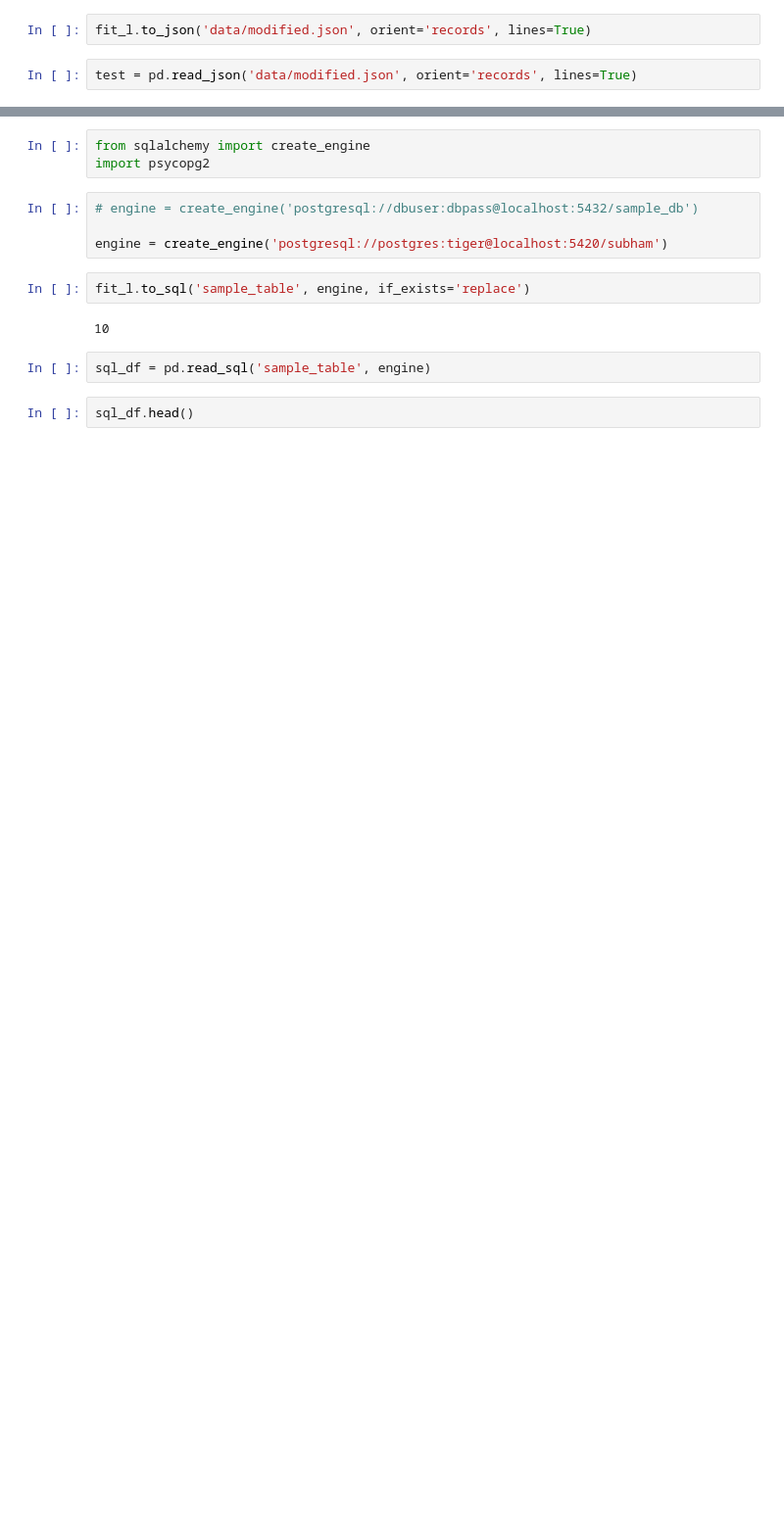
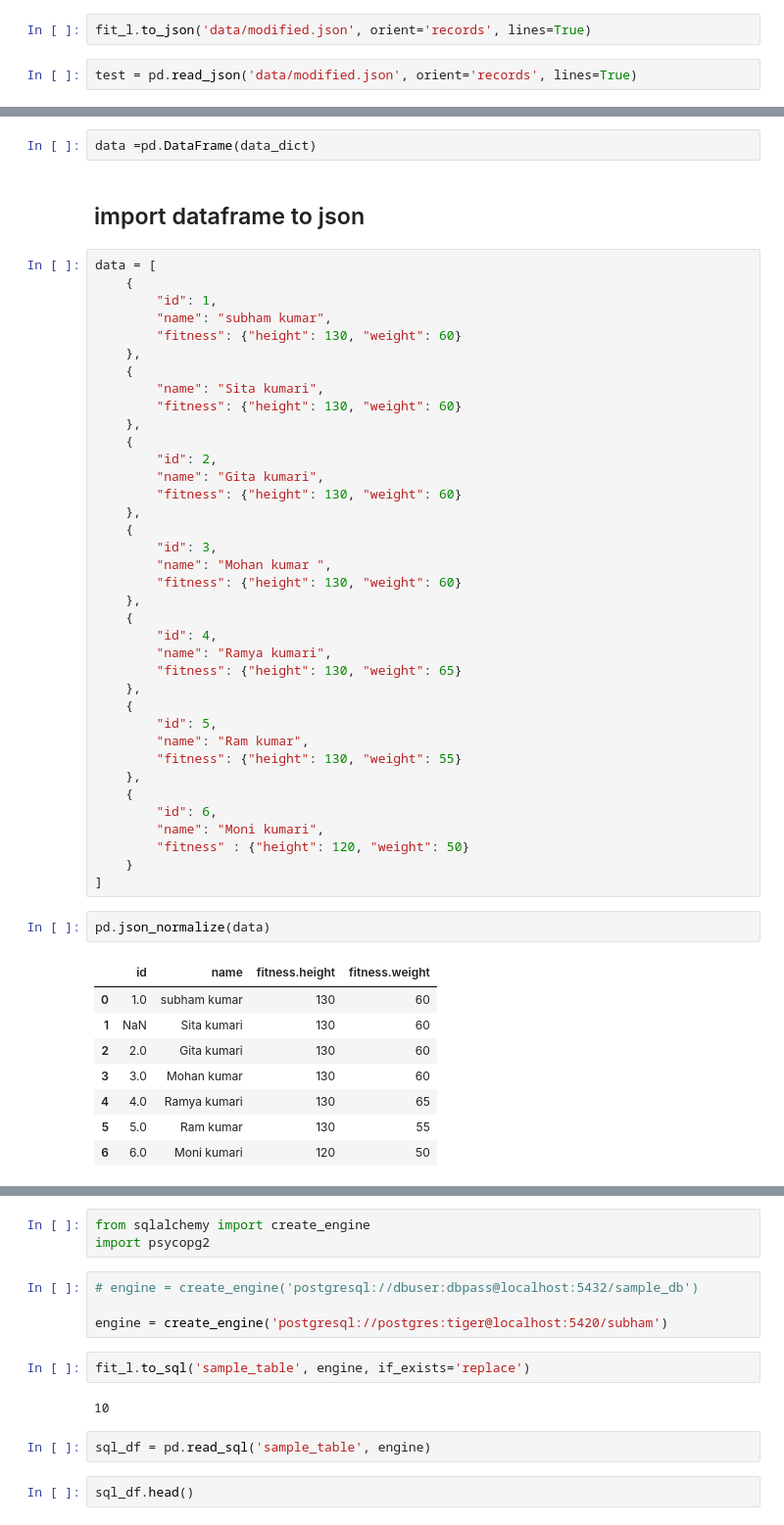
Before and after one commit to 960Subhamsingh/Data-Sciences, a Jupyter notebook: pandas/11-Import-Export/Pandas-Demo.ipynb, the cells around one changed output, grey strips where cells are left out. Shown at 98% size. Cells and saved outputs as stored; diff of their text form; blank space fills up the shorter version.

```diff
--- a/pandas/11-Import-Export/Pandas-Demo.ipynb
+++ b/pandas/11-Import-Export/Pandas-Demo.ipynb
@@ -50,0 +67,52 @@ test.head()
+# %%
+data =pd.DataFrame(data_dict)
+# %% [markdown]
+## import dataframe to json
+# %%
+data = [
+    {
+        "id": 1,
+        "name": "subham kumar",
+        "fitness": {"height": 130, "weight": 60}
+    },
+    {
+        "name": "Sita kumari",
+        "fitness": {"height": 130, "weight": 60}
+    },
+    {
+        "id": 2,
+        "name": "Gita kumari",
+        "fitness": {"height": 130, "weight": 60}
+    },
+    {
+        "id": 3,
+        "name": "Mohan kumar ",
+        "fitness": {"height": 130, "weight": 60}
+    },
+    {
+        "id": 4,
+        "name": "Ramya kumari",
+        "fitness": {"height": 130, "weight": 65}
+    },
+    {
+        "id": 5,
+        "name": "Ram kumar",
+        "fitness": {"height": 130, "weight": 55}
+    },
+    {
+        "id": 6,
+        "name": "Moni kumari",
+        "fitness" : {"height": 120, "weight": 50}
+    }
+]
+# %%
+pd.json_normalize(data)
+# %% [output]
+|  | id | name | fitness.height | fitness.weight |
+| 0 | 1.0 | subham kumar | 130 | 60 |
+| 1 | NaN | Sita kumari | 130 | 60 |
+| 2 | 2.0 | Gita kumari | 130 | 60 |
+| 3 | 3.0 | Mohan kumar | 130 | 60 |
+| 4 | 4.0 | Ramya kumari | 130 | 65 |
+| 5 | 5.0 | Ram kumar | 130 | 55 |
+| 6 | 6.0 | Moni kumari | 120 | 50 |
```
Also changed, not shown: parts of 7 cells of this notebook, 4 other files.
